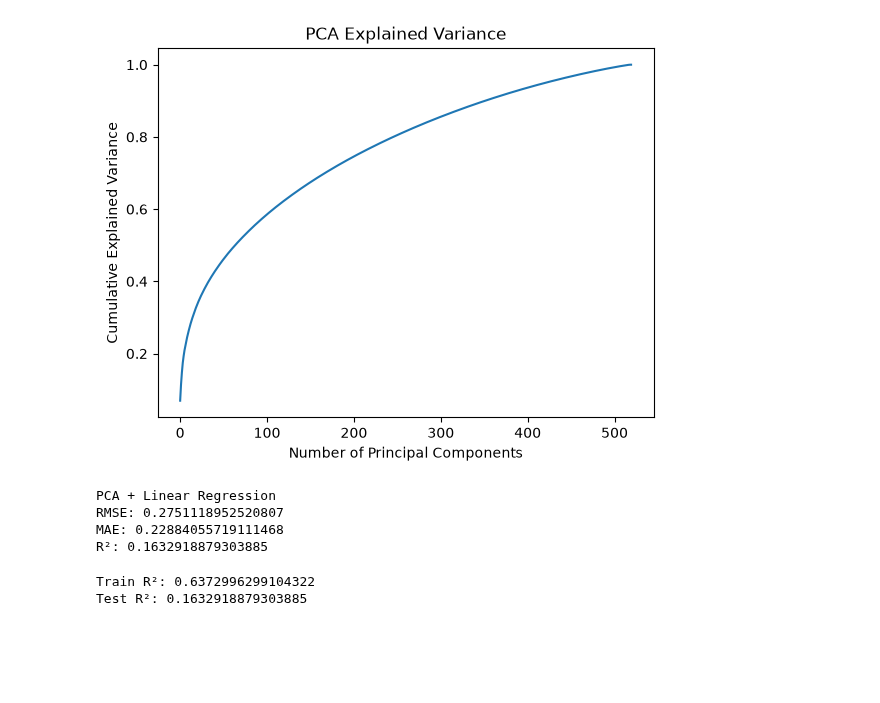
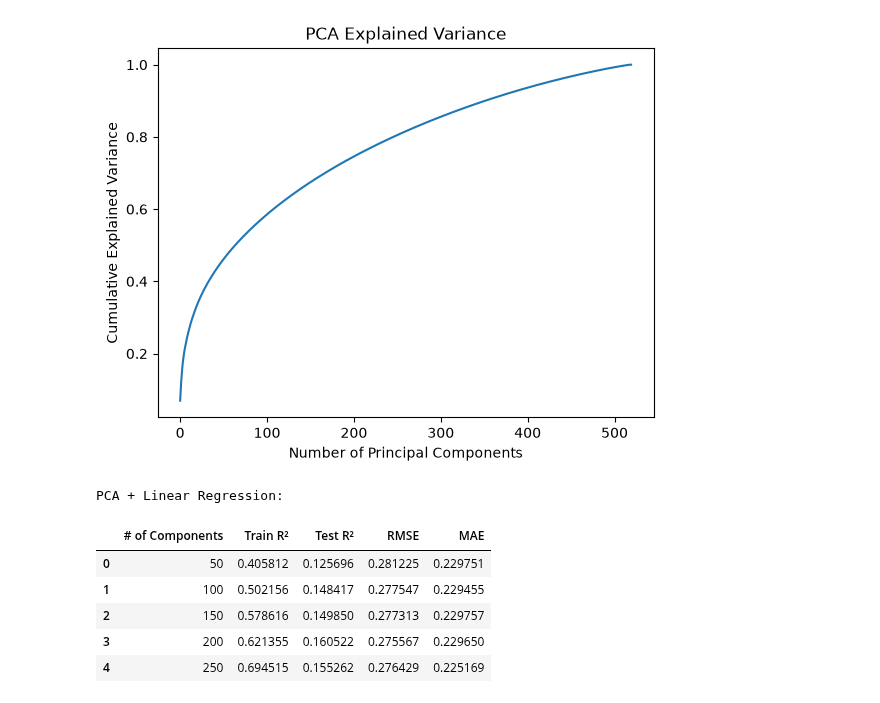
Before and after one commit to Pramitim/pharmacogenomic-response-ml, a Jupyter notebook: notebooks/04_pca_dimensionality_reducation.ipynb, the cells around one changed output. Cells and saved outputs as stored; diff of their text form; code cells hidden in the pictures; blank space fills up the shorter version.

```diff
--- a/notebooks/04_pca_dimensionality_reducation.ipynb
+++ b/notebooks/04_pca_dimensionality_reducation.ipynb
@@ -103,7 +86,51 @@ plt.show()
 # %% [output]
 [figure]
 # %%
-pca = PCA(n_components=200)
+n_components_list = [50, 100, 150, 200, 250]
 
-X_train_pca = pca.fit_transform(X_train_scaled)
-X_test_pca = pca.transform(X_test_scaled)
+print("PCA + Linear Regression:")
+
+results = []
+
+for n_components in n_components_list:
+
+    pca = PCA(n_components=n_components)
+
+    X_train_pca = pca.fit_transform(X_train_scaled)
+    X_test_pca = pca.transform(X_test_scaled)
+
+    linear_model = LinearRegression()
+
+    linear_model.fit(X_train_pca, y_train.values.ravel())
+
+
+    y_test_pred_linear = linear_model.predict(X_test_pca)
+    y_train_pred_linear = linear_model.predict(X_train_pca)
+
+
+    rmse_linear = root_mean_squared_error(y_test, y_test_pred_linear)
+    mae_linear = mean_absolute_error(y_test, y_test_pred_linear)
+    test_r2_linear = r2_score(y_test, y_test_pred_linear)
+    train_r2_linear = r2_score(y_train, y_train_pred_linear)
+
+    results.append({
+        "# of Components": n_components,
+        "Train R²": train_r2_linear,
+        "Test R²": test_r2_linear,
+        "RMSE": rmse_linear,
+        "MAE": mae_linear
+
+    })
+
+
+pca_results = pd.DataFrame(results)
+
+pca_results
+# %% [output]
+PCA + Linear Regression:
+|  | # of Components | Train R² | Test R² | RMSE | MAE |
+| 0 | 50 | 0.405812 | 0.125696 | 0.281225 | 0.229751 |
+| 1 | 100 | 0.502156 | 0.148417 | 0.277547 | 0.229455 |
+| 2 | 150 | 0.578616 | 0.149850 | 0.277313 | 0.229757 |
+| 3 | 200 | 0.621355 | 0.160522 | 0.275567 | 0.229650 |
+| 4 | 250 | 0.694515 | 0.155262 | 0.276429 | 0.225169 |
@@ -137,23 +136,0 @@ r2_linear = r2_score(
-# %%
-print("PCA + Linear Regression")
-print("RMSE:", rmse_linear)
-print("MAE:", mae_linear)
-print("R²:", r2_linear)
-# %% [output]
-PCA + Linear Regression
-RMSE: 0.2751118952520807
-MAE: 0.22884055719111468
-R²: 0.1632918879303885
-# %%
-y_train_pred_linear = linear_model.predict(X_train_pca)
-
-train_r2_linear = r2_score(
-    y_train,
-    y_train_pred_linear
-)
-
-print("Train R²:", train_r2_linear)
-print("Test R²:", r2_linear)
-# %% [output]
-Train R²: 0.6372996299104322
-Test R²: 0.1632918879303885
```
Also changed, not shown: parts of 9 cells of this notebook, 2 other files.
